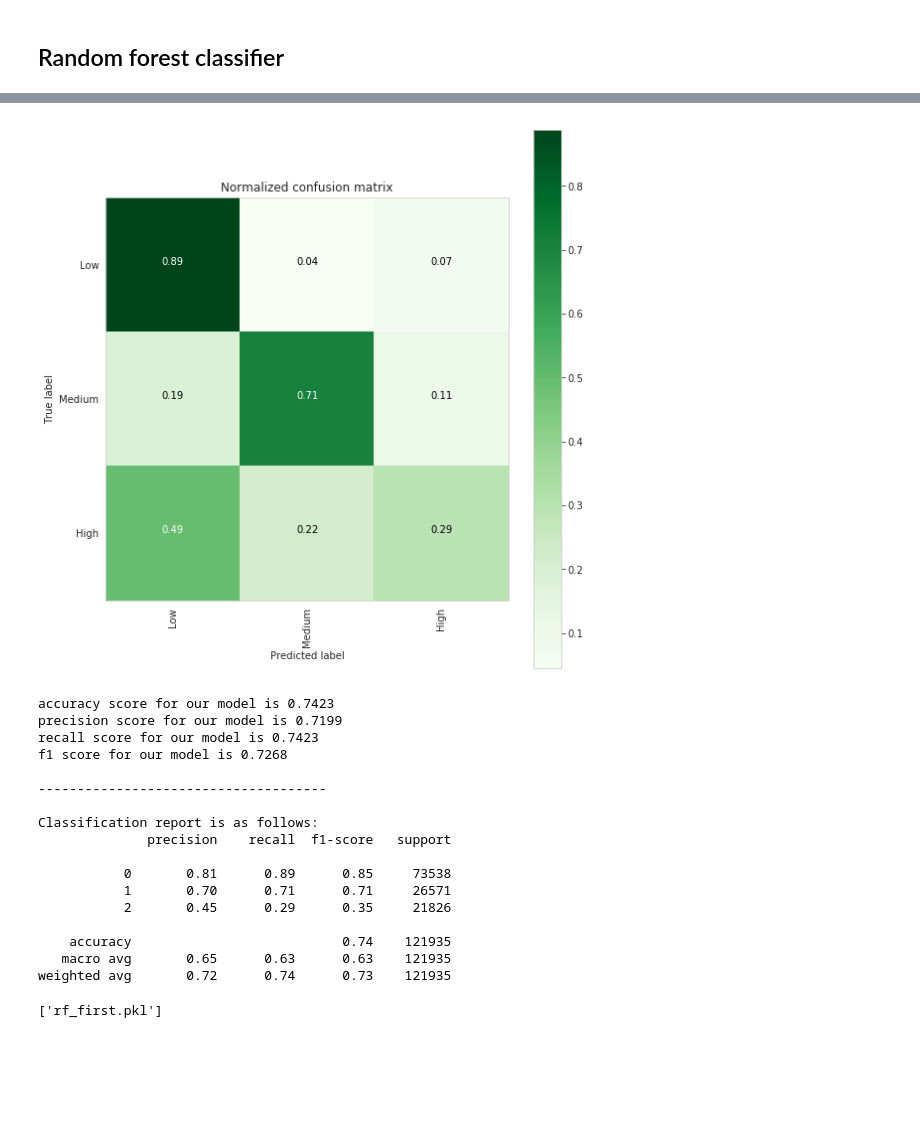
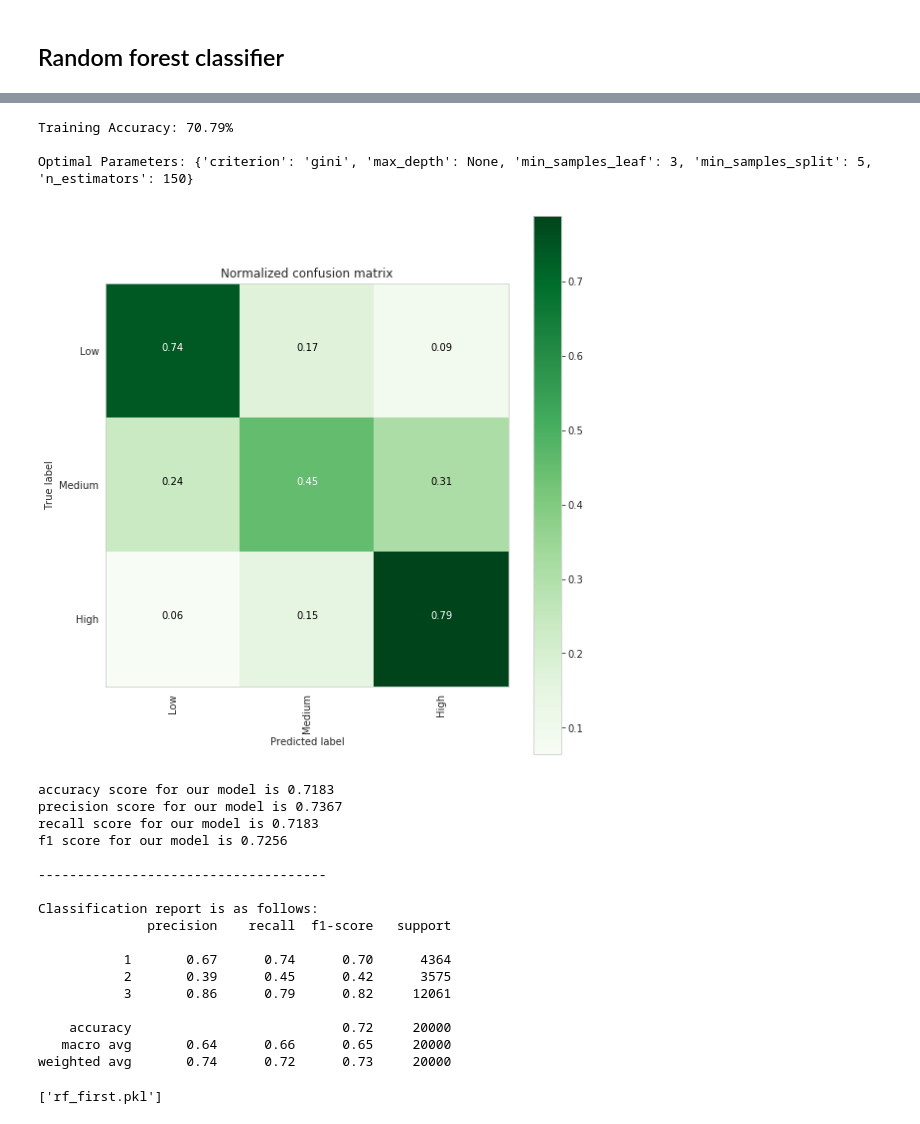
Before and after one commit to AkulAshray/EQ_damage_classification, a Jupyter notebook: model_selection-final.ipynb, the cells around one changed output, grey strips where cells are left out. Drawn from its saved outputs; the diff is of its cells as text; code cells hidden in the pictures; blank space fills up the shorter version.

```diff
--- a/model_selection-first.ipynb
+++ b/model_selection-final.ipynb
@@ -117,8 +112,6 @@ for i in cat_col:
 # %%
-# we will prepare our data for our models
-
-X = df.drop('damage_grade', axis=1)
-y = y_train['Labels']
+X = df_train.drop(['damage_grade', 'Labels'], axis=1)
+y = df_train['Labels']
 
 X_train, X_test, y_train, y_test = train_test_split(X, y, test_size=0.20, random_state=42)
 # %%
@@ -156,24 +125,3 @@ def plot_confusion_matrix(cm, classes,normalize=True, title='Confusion matrix',
-# %%
-def print_class(m, y_pred):
-    res = [format(accuracy_score(y_true=y_test, y_pred=y_pred),'.4f'),
-           format(precision_score(y_true=y_test, y_pred=y_pred, average='weighted' ), '.4f'),
-           format(recall_score(y_true=y_test, y_pred=y_pred, average='weighted'), '.4f'),
-           format(f1_score(y_true=y_test, y_pred=y_pred, average='weighted'),'.4f')]
-    if hasattr(m, 'oob_score_'): res.append(m.oob_score_)
-    cm = confusion_matrix(y_test, y_pred)
-    plt.figure(figsize=(8,8))
-    plt.grid(b=False)
-    plot_confusion_matrix(cm, classes=labels, normalize=True, title='Normalized confusion matrix', cmap = plt.cm.Greens)
-    plt.show()
-
-    print(f'accuracy score for our model is {res[0]}')
-    print(f'precision score for our model is {res[1]}')
-    print(f'recall score for our model is {res[2]}')
-    print(f'f1 score for our model is {res[3]}')
-    report = classification_report(y_test, y_pred)
-    print('\n-------------------------------------\n')
-    print('Classification report is as follows: ')
-    print(report)
 # %% [markdown]
 ### Baseline model:
 
@@ -249,10 +213,18 @@ joblib.dump(log_reg,'log_reg_model.pkl')
 # %% [markdown]
 ## Random forest classifier
+# %%
+params = {
+    'n_estimators': [100, 150, 200],
+    'criterion': ['gini', 'entropy'],
+    'max_depth': [None, 2, 6, 10],
+    'min_samples_split': [5, 10],
+    'min_samples_leaf': [3, 6]
+}
 # %%
 X_train, X_test, y_train, y_test = train_test_split(X, y, test_size = 0.20, random_state = 2, shuffle = True, stratify = y)
 
-params = {'max_depth':[2,3,5,7],'n_estimators':[20,50,100,200]}
+#params = {'max_depth':[2,3,5,7],'n_estimators':[20,50,100,200]}
 rf=RandomForestClassifier(class_weight='balanced')
-#grid=GridSearchCV(rf,param_grid=params,n_jobs=-1,verbose=1)
-#rf.fit(X_train, y_train)
+grid=GridSearchCV(rf,param_grid=params,n_jobs=-1,verbose=1)
+grid.fit(X_train, y_train)
 # %% [output]
@@ -267,30 +254,38 @@ RandomForestClassifier(bootstrap=True, ccp_alpha=0.0, class_weight='balanced',
+# %%
+print(f"Training Accuracy: {grid.best_score_ :.2%}")
+print("")
+print(f"Optimal Parameters: {grid.best_params_}")
+# %% [output]
+Training Accuracy: 70.79%
+
+Optimal Parameters: {'criterion': 'gini', 'max_depth': None, 'min_samples_leaf': 3, 'min_samples_split': 5, 'n_estimators': 150}
 # %%
 """
 uncomment rf if running this second time
 """
 
 # rf = joblib.load('rf_first.pkl')
-rf_pred = rf.predict(X_test)
-print_class(rf, rf_pred)
+rf_pred = grid.predict(X_test)
+print_class(grid, rf_pred)
 # %% [output]
-[figure, old version]
+[figure, new version]
-accuracy score for our model is 0.7423
-precision score for our model is 0.7199
-recall score for our model is 0.7423
-f1 score for our model is 0.7268
+accuracy score for our model is 0.7183
+precision score for our model is 0.7367
+recall score for our model is 0.7183
+f1 score for our model is 0.7256
 
 -------------------------------------
 
 Classification report is as follows:
               precision    recall  f1-score   support
 
-           0       0.81      0.89      0.85     73538
-           1       0.70      0.71      0.71     26571
-           2       0.45      0.29      0.35     21826
+           1       0.67      0.74      0.70      4364
+           2       0.39      0.45      0.42      3575
+           3       0.86      0.79      0.82     12061
 
-    accuracy                           0.74    121935
-   macro avg       0.65      0.63      0.63    121935
-weighted avg       0.72      0.74      0.73    121935
+    accuracy                           0.72     20000
+   macro avg       0.64      0.66      0.65     20000
+weighted avg       0.74      0.72      0.73     20000
 # %%
 joblib.dump(rf, 'rf_first.pkl')
 # %% [output]
```
Also changed, not shown: parts of 31 cells of this notebook, 1 other file.
